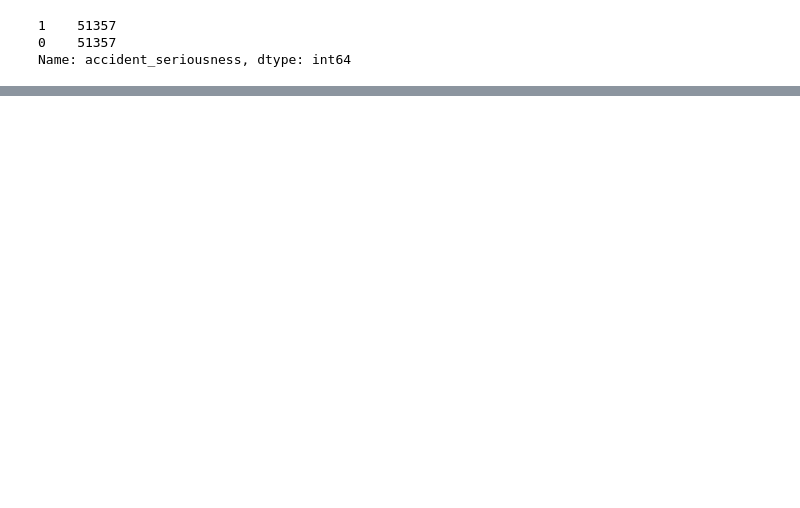
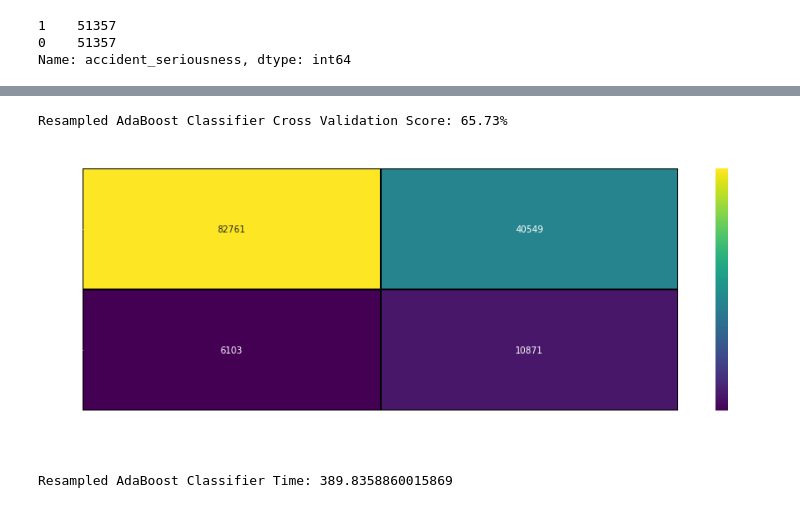
Before and after one commit to GenTaylor/Traffic-Accident-Analysis, a Jupyter notebook: UK_Road_Safety_Traffic_Accidents_and_Vehicles_Machine_Learning.ipynb, the cells around one changed output, grey strips where cells are left out. Cells and saved outputs as stored; diff of their text form; code cells hidden in the pictures; blank space fills up the shorter version.

```diff
--- a/UK_Road_Safety_Traffic_Accidents_and_Vehicles_Machine_Learning.ipynb
+++ b/UK_Road_Safety_Traffic_Accidents_and_Vehicles_Machine_Learning.ipynb
@@ -618,0 +508,40 @@ XGBoost Time: 7625.058862447739
+# %%
+#start
+start_res_adbc = time.time()
+
+
+#Resampled AdaBoost Classifier
+res_adbc = AdaBoostClassifier( n_estimators=500, learning_rate=0.05, random_state=42)
+res_adbc.fit(res_X_train, res_y_train)
+pred_res_adbc = res_adbc.predict(res_X_test)
+
+#Check scores
+
+print("Resampled AdaBoost Classifier Cross Validation Score: {:0.2f}%"
+      .format(np.mean(cross_val_score(res_adbc, res_X_train, res_y_train, cv=3)*100)))
+print('\n')
+
+# Creates a confusion matrix
+res_adbc_cm = confusion_matrix(res_y_test,pred_res_adbc)
+
+# Transform to dataframe for easier plotting
+res_adbc_cm_df = pd.DataFrame(res_adbc_cm,
+                     index = ['Not Serious','Serious'],
+                     columns = ['Not Serious','Serious'])
+
+plt.figure(figsize=(15,5))
+
+sns.heatmap(res_adbc_cm_df, annot=True, fmt="d", cmap='viridis', linecolor='black', linewidths=1)
+plt.title('Resampled AdaBoost Classifier Accuracy: {0:.2f}%'
+          .format(accuracy_score(res_y_test,pred_res_adbc )*100),fontsize=15)
+plt.ylabel('Actual\n')
+plt.xlabel('Predicted\n')
+plt.show()
+
+#end time
+end_res_adbc = time.time()
+print("Resampled AdaBoost Classifier Time:", end_res_adbc - start_res_adbc)
+# %% [output]
+Resampled AdaBoost Classifier Cross Validation Score: 65.73%
+[figure, added]
+Resampled AdaBoost Classifier Time: 389.8358860015869
```
Also changed, not shown: parts of 93 cells of this notebook, 2 other files.
